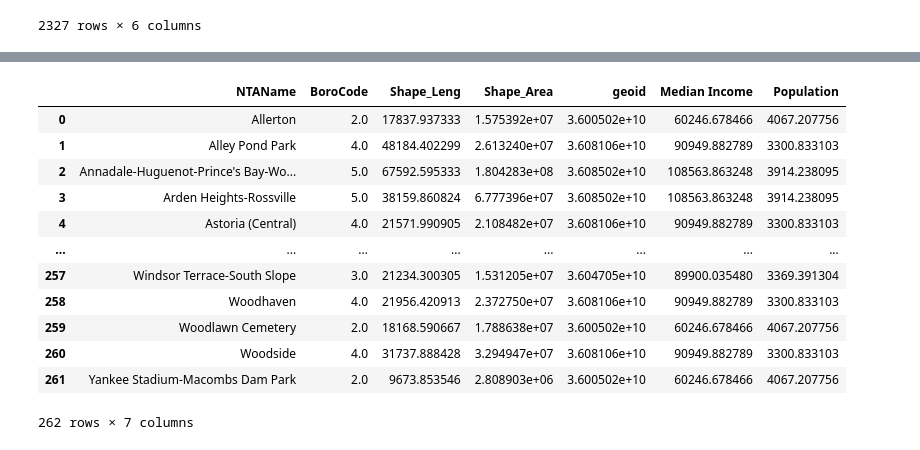
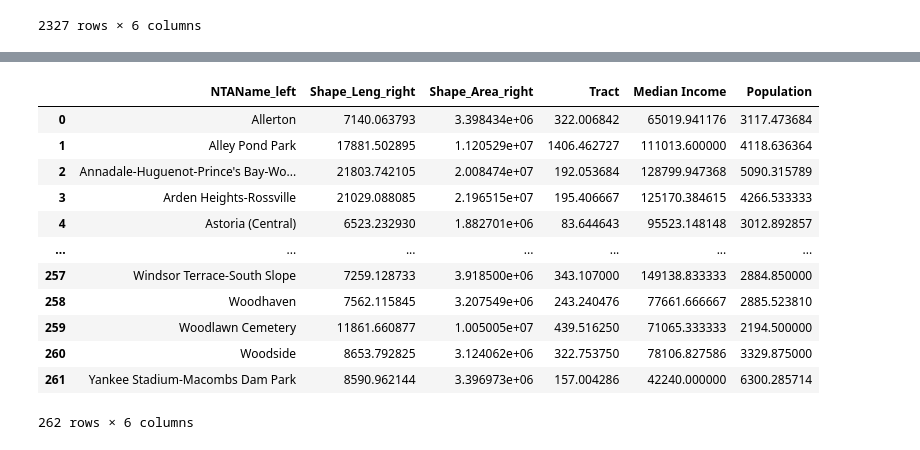
Before and after one commit to emj1020/311_sentiment_analysis, a Jupyter notebook: Scripts/Income.ipynb, the cells around one changed output, grey strips where cells are left out. Saved outputs shown, nothing was run; the diff lists cells and outputs as text; code cells hidden in the pictures.

```diff
--- a/Scripts/Income.ipynb
+++ b/Scripts/Income.ipynb
@@ -66,0 +72,2 @@ gdf
+# %%
+ct = pd.merge(geo, inc, on='geoid')
@@ -67,5 +90,5 @@ gdf
 # %%
-m = pd.merge(gdf, inc, on='County Name')
+m = gpd.sjoin(gdf, ct, how='inner')
 # %%
 m
 # %% [output]
@@ -96,6 +122,10 @@ Index(['BoroCode', 'County Name', 'CountyFIPS', 'NTA2020', 'NTAName',
       dtype='object')
 # %%
-m = m.drop(['NTAAbbrev', 'NTAType', 'CDTA2020', 'CDTAName', 'Tract', 'State'], axis=1)
+m = m.drop(['BoroCode_left', 'NTA2020_left',
+       'NTAAbbrev', 'CDTA2020_left',
+       'Shape_Leng_left', 'Shape_Area_left', 'geometry', 'index_right', 'BoroCode_right', 'BoroName_right', 'CT2020', 'BoroCT2020',
+       'CDEligibil', 'NTA2020_right', 'CDTA2020_right',
+       'CDTANAME'], axis=1)
 # %%
 m
 # %% [output]
@@ -115,18 +145,18 @@ m
 # %%
-m =  m.groupby(['NTAName'], as_index=False).mean()
+merged =  m.groupby(['NTAName_left'], as_index=False).mean()
 # %%
-m
+merged
 # %% [output]
-|  | NTAName | BoroCode | Shape_Leng | Shape_Area | geoid | Median Income | Population |
-| 0 | Allerton | 2.0 | 17837.937333 | 1.575392e+07 | 3.600502e+10 | 60246.678466 | 4067.207756 |
-| 1 | Alley Pond Park | 4.0 | 48184.402299 | 2.613240e+07 | 3.608106e+10 | 90949.882789 | 3300.833103 |
-| 2 | Annadale-Huguenot-Prince's Bay-Wo... | 5.0 | 67592.595333 | 1.804283e+08 | 3.608502e+10 | 108563.863248 | 3914.238095 |
-| 3 | Arden Heights-Rossville | 5.0 | 38159.860824 | 6.777396e+07 | 3.608502e+10 | 108563.863248 | 3914.238095 |
-| 4 | Astoria (Central) | 4.0 | 21571.990905 | 2.108482e+07 | 3.608106e+10 | 90949.882789 | 3300.833103 |
-| ... | ... | ... | ... | ... | ... | ... | ... |
-| 257 | Windsor Terrace-South Slope | 3.0 | 21234.300305 | 1.531205e+07 | 3.604705e+10 | 89900.035480 | 3369.391304 |
-| 258 | Woodhaven | 4.0 | 21956.420913 | 2.372750e+07 | 3.608106e+10 | 90949.882789 | 3300.833103 |
-| 259 | Woodlawn Cemetery | 2.0 | 18168.590667 | 1.788638e+07 | 3.600502e+10 | 60246.678466 | 4067.207756 |
-| 260 | Woodside | 4.0 | 31737.888428 | 3.294947e+07 | 3.608106e+10 | 90949.882789 | 3300.833103 |
-| 261 | Yankee Stadium-Macombs Dam Park | 2.0 | 9673.853546 | 2.808903e+06 | 3.600502e+10 | 60246.678466 | 4067.207756 |
+|  | NTAName_left | Shape_Leng_right | Shape_Area_right | Tract | Median Income | Population |
+| 0 | Allerton | 7140.063793 | 3.398434e+06 | 322.006842 | 65019.941176 | 3117.473684 |
+| 1 | Alley Pond Park | 17881.502895 | 1.120529e+07 | 1406.462727 | 111013.600000 | 4118.636364 |
+| 2 | Annadale-Huguenot-Prince's Bay-Wo... | 21803.742105 | 2.008474e+07 | 192.053684 | 128799.947368 | 5090.315789 |
+| 3 | Arden Heights-Rossville | 21029.088085 | 2.196515e+07 | 195.406667 | 125170.384615 | 4266.533333 |
+| 4 | Astoria (Central) | 6523.232930 | 1.882701e+06 | 83.644643 | 95523.148148 | 3012.892857 |
+| ... | ... | ... | ... | ... | ... | ... |
+| 257 | Windsor Terrace-South Slope | 7259.128733 | 3.918500e+06 | 343.107000 | 149138.833333 | 2884.850000 |
+| 258 | Woodhaven | 7562.115845 | 3.207549e+06 | 243.240476 | 77661.666667 | 2885.523810 |
+| 259 | Woodlawn Cemetery | 11861.660877 | 1.005005e+07 | 439.516250 | 71065.333333 | 2194.500000 |
+| 260 | Woodside | 8653.792825 | 3.124062e+06 | 322.753750 | 78106.827586 | 3329.875000 |
+| 261 | Yankee Stadium-Macombs Dam Park | 8590.962144 | 3.396973e+06 | 157.004286 | 42240.000000 | 6300.285714 |
-262 rows × 7 columns
+262 rows × 6 columns
```
Also changed, not shown: parts of 23 cells of this notebook.
